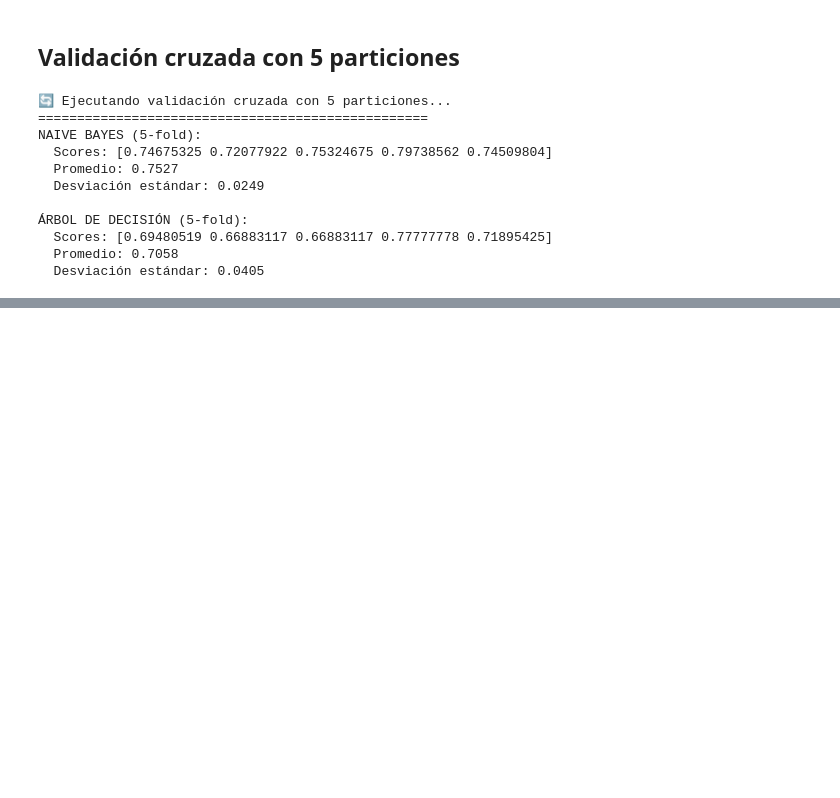
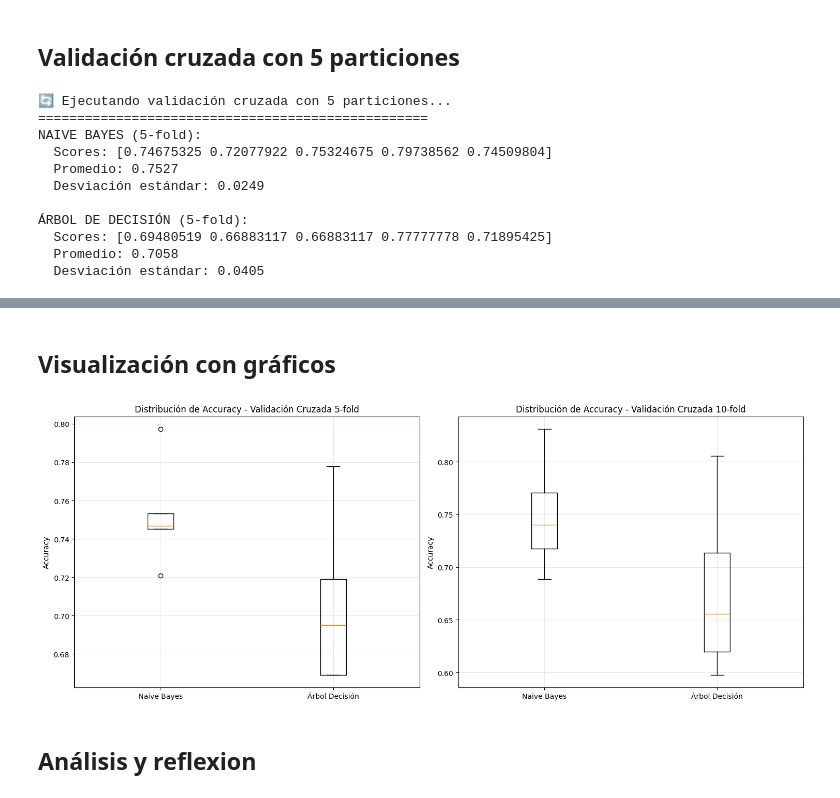
Before and after one commit to Anthony-ux-s/LAB05, a Jupyter notebook: Lab05_LR.ipynb, the cells around one changed output, grey strips where cells are left out. Saved outputs shown, nothing was run; the diff lists cells and outputs as text; code cells hidden in the pictures; blank space fills up the shorter version.

```diff
--- a/Lab05_LR.ipynb
+++ b/Lab05_LR.ipynb
@@ -632,0 +637,24 @@ NAIVE BAYES (5-fold):
+# %%
+print("\nvalidación cruzada con 10 particiones...")
+print("="*50)
+
+# Validación cruzada para Naive Bayes (10-fold)
+scores_nb_10 = cross_val_score(modelo_nb, X, y, cv=10, scoring='accuracy')
+mean_nb_10 = scores_nb_10.mean()
+std_nb_10 = scores_nb_10.std()
+
+# Validación cruzada para Árbol de Decisión (10-fold)
+scores_tree_10 = cross_val_score(modelo_tree, X, y, cv=10, scoring='accuracy')
+mean_tree_10 = scores_tree_10.mean()
+std_tree_10 = scores_tree_10.std()
+
+# Mostrar resultados
+print("NAIVE BAYES (10-fold):")
+print(f"  Scores: {scores_nb_10}")
+print(f"  Promedio: {mean_nb_10:.4f}")
+print(f"  Desviación estándar: {std_nb_10:.4f}")
+
+print("\nÁRBOL DE DECISIÓN (10-fold):")
+print(f"  Scores: {scores_tree_10}")
+print(f"  Promedio: {mean_tree_10:.4f}")
+print(f"  Desviación estándar: {std_tree_10:.4f}")
@@ -632,0 +706,26 @@ NAIVE BAYES (5-fold):
+# %% [markdown]
+##  Visualización con gráficos
+# %%
+# Crear gráficos para comparar visualmente
+fig, axes = plt.subplots(1, 2, figsize=(15, 6))
+
+# Gráfico 1: Validación cruzada 5-fold
+axes[0].boxplot([scores_nb_5, scores_tree_5],
+                labels=['Naive Bayes', 'Árbol Decisión'])
+axes[0].set_title('Distribución de Accuracy - Validación Cruzada 5-fold')
+axes[0].set_ylabel('Accuracy')
+axes[0].grid(True, alpha=0.3)
+
+# Gráfico 2: Validación cruzada 10-fold
+axes[1].boxplot([scores_nb_10, scores_tree_10],
+                labels=['Naive Bayes', 'Árbol Decisión'])
+axes[1].set_title('Distribución de Accuracy - Validación Cruzada 10-fold')
+axes[1].set_ylabel('Accuracy')
+axes[1].grid(True, alpha=0.3)
+
+plt.tight_layout()
+plt.show()
+# %% [output]
+[figure, added]
+# %% [markdown]
+## Análisis y reflexion
```
Also changed, not shown: parts of 5 cells of this notebook.
